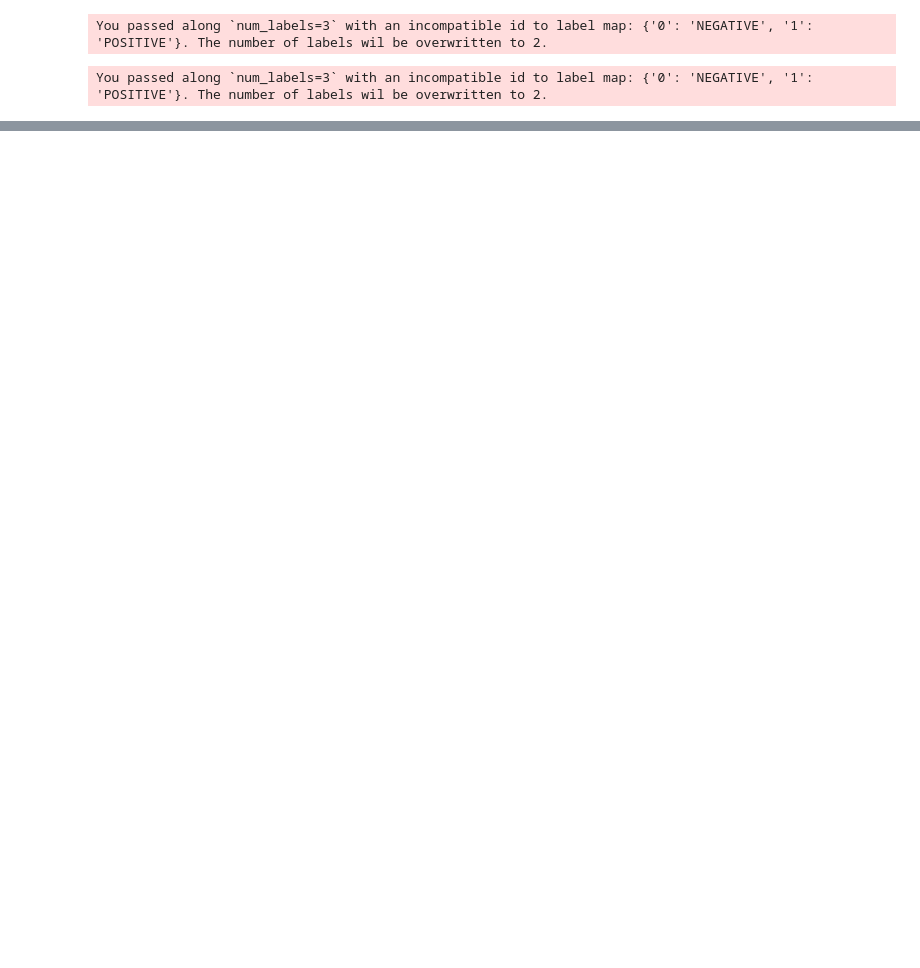
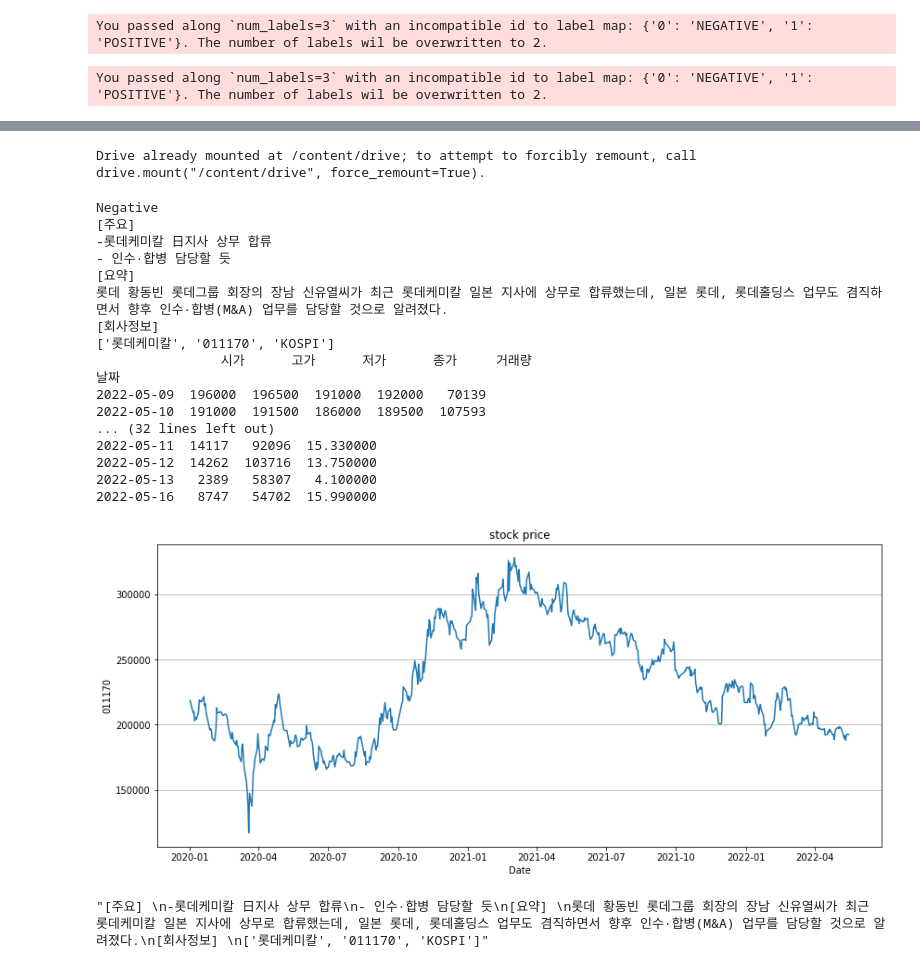
Before and after one commit to gytj2013/NewPhago, a Jupyter notebook: newphago_summarize.ipynb, the cells around one changed output, grey strips where cells are left out. Saved outputs shown, nothing was run; the diff lists cells and outputs as text; code cells hidden in the pictures; blank space fills up the shorter version.

```diff
--- a/newphago_summarize.ipynb
+++ b/newphago_summarize.ipynb
@@ -320,2 +303,31 @@ null
+# %%
+# mount it
+from google.colab import drive
+drive.mount('/content/drive')
+# copy it there
+#!cp "20220408_summarized.txt" /content/drive/MyDrive
+!cp "20220516_url.txt" /content/drive/MyDrive
+# %% [output]
+Drive already mounted at /content/drive; to attempt to forcibly remount, call drive.mount("/content/drive", force_remount=True).
 # %%
-#summerize_news('https://n.news.naver.com/mnews/article/277/0005088162?sid=101', return_name())
+summerize_news('https://n.news.naver.com/mnews/article/277/0005088162?sid=101', return_name())
+# %% [output]
+Negative
+[주요]
+-롯데케미칼 日지사 상무 합류
+- 인수·합병 담당할 듯
+[요약]
+롯데 황동빈 롯데그룹 회장의 장남 신유열씨가 최근 롯데케미칼 일본 지사에 상무로 합류했는데, 일본 롯데, 롯데홀딩스 업무도 겸직하면서 향후 인수·합병(M&A) 업무를 담당할 것으로 알려졌다.
+[회사정보]
+['롯데케미칼', '011170', 'KOSPI']
+                시가      고가      저가      종가     거래량
+날짜
+2022-05-09  196000  196500  191000  192000   70139
+2022-05-10  191000  191500  186000  189500  107593
+... (32 lines left out)
+2022-05-11  14117   92096  15.330000
+2022-05-12  14262  103716  13.750000
+2022-05-13   2389   58307   4.100000
+2022-05-16   8747   54702  15.990000
+[figure, added]
+"[주요] \n-롯데케미칼 日지사 상무 합류\n- 인수·합병 담당할 듯\n[요약] \n롯데 황동빈 롯데그룹 회장의 장남 신유열씨가 최근 롯데케미칼 일본 지사에 상무로 합류했는데, 일본 롯데, 롯데홀딩스 업무도 겸직하면서 향후 인수·합병(M&A) 업무를 담당할 것으로 알려졌다.\n[회사정보] \n['롯데케미칼', '011170', 'KOSPI']"
```
Also changed, not shown: parts of 2 cells of this notebook.
